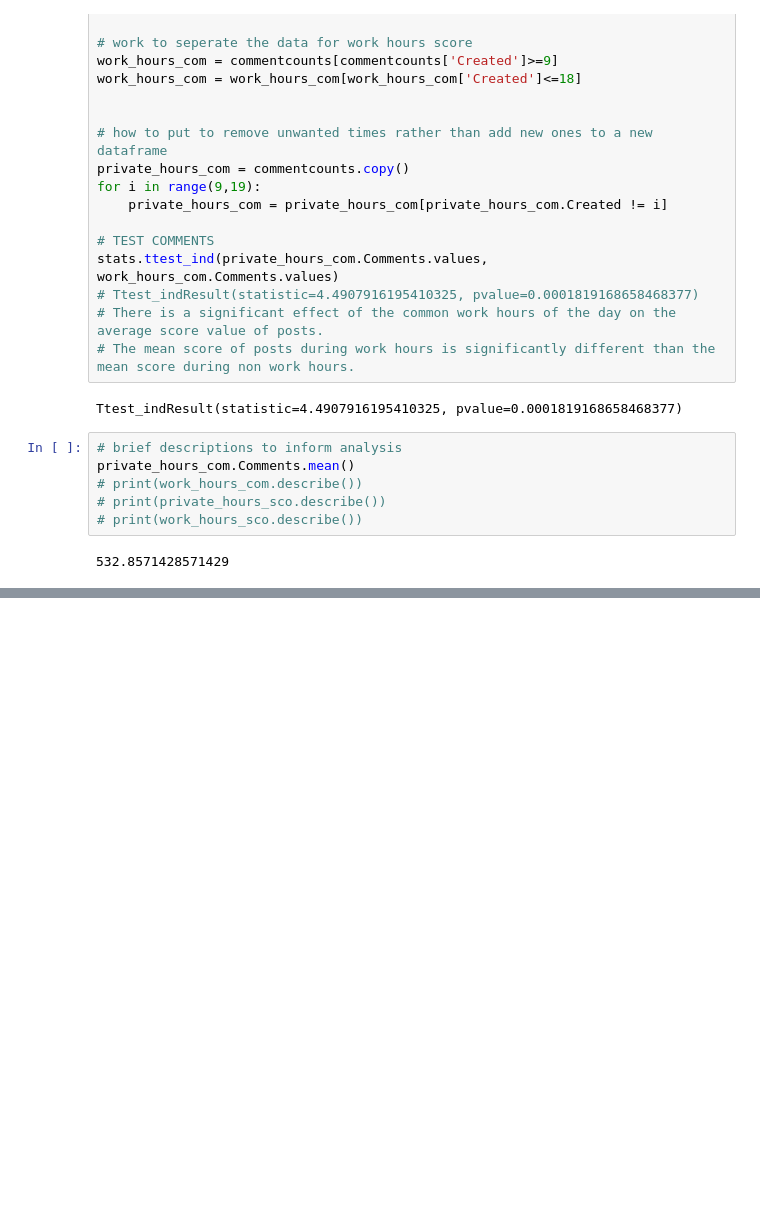
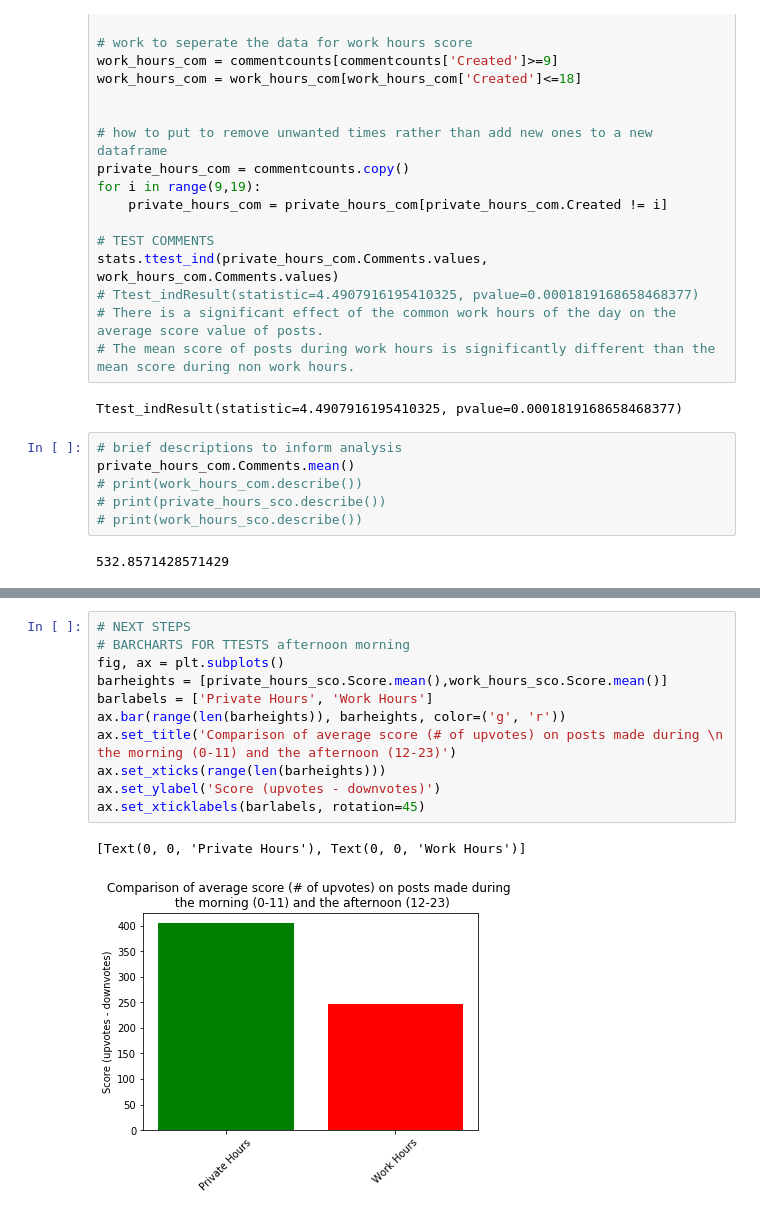
Before and after one commit to Jameshskelton/Simple-Reddit-Scraper, a Jupyter notebook: Scripts/EDA-and-Analysis.ipynb, the cells around one changed output, grey strips where cells are left out. Cells and saved outputs as stored; diff of their text form; blank space fills up the shorter version.

```diff
--- a/Scripts/EDA-and-Analysis.ipynb
+++ b/Scripts/EDA-and-Analysis.ipynb
@@ -375,0 +376,14 @@ ax.set_xticklabels(barlabels, rotation=45)
+# %%
+# NEXT STEPS
+# BARCHARTS FOR TTESTS afternoon morning
+fig, ax = plt.subplots()
+barheights = [private_hours_sco.Score.mean(),work_hours_sco.Score.mean()]
+barlabels = ['Private Hours', 'Work Hours']
+ax.bar(range(len(barheights)), barheights, color=('g', 'r'))
+ax.set_title('Comparison of average score (# of upvotes) on posts made during \n the morning (0-11) and the afternoon (12-23)')
+ax.set_xticks(range(len(barheights)))
+ax.set_ylabel('Score (upvotes - downvotes)')
+ax.set_xticklabels(barlabels, rotation=45)
+# %% [output]
+[Text(0, 0, 'Private Hours'), Text(0, 0, 'Work Hours')]
+[figure, added]
```
Also changed, not shown: parts of 1 cell of this notebook, 4 other files.
